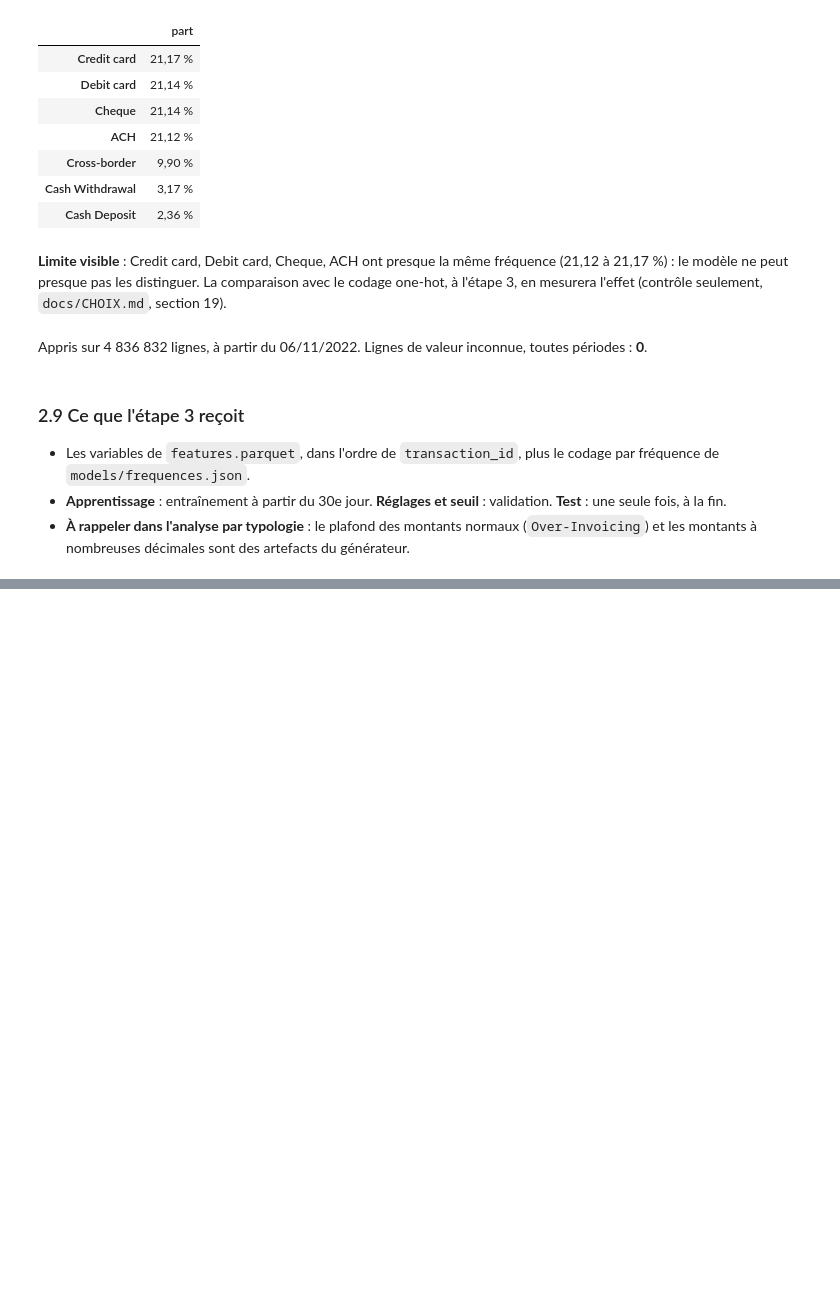
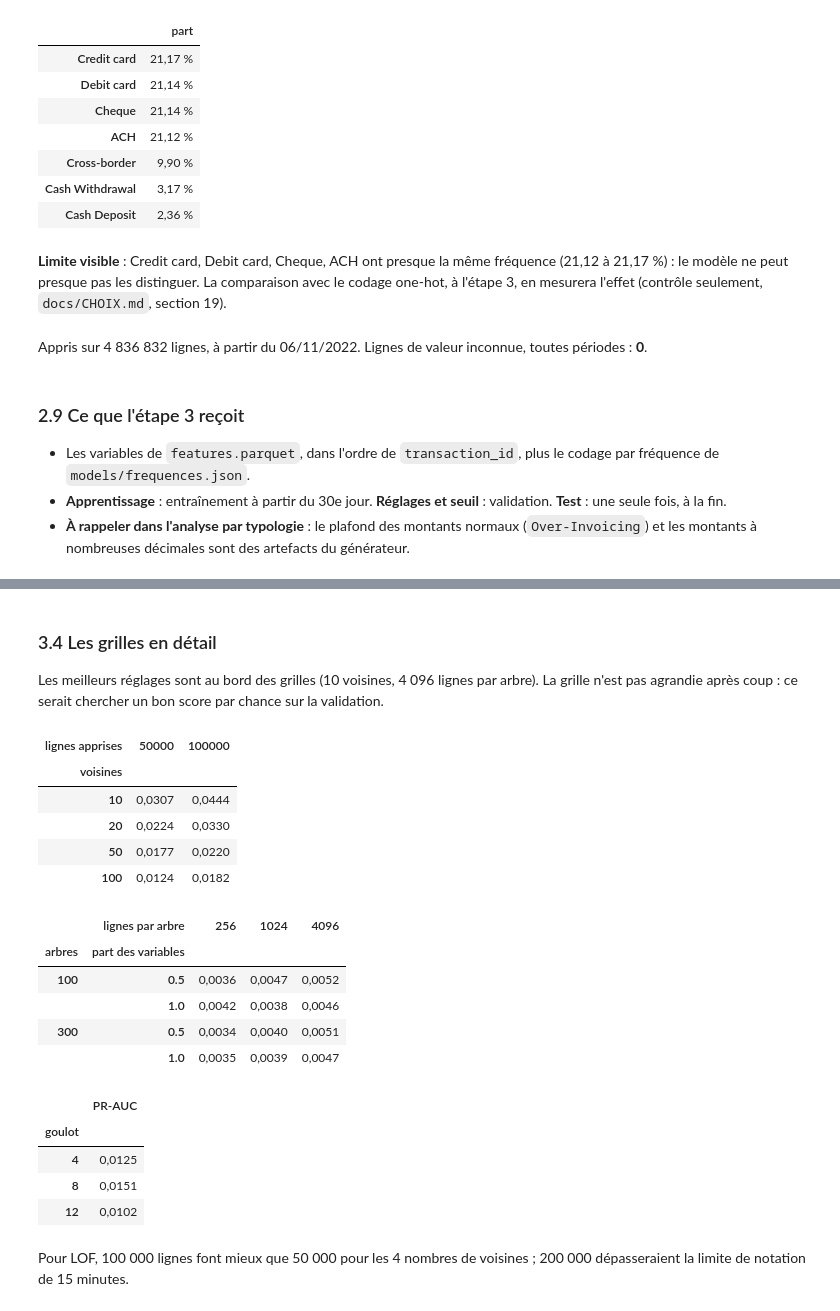
Before and after one commit to aljene307/aml-detection-xai, a Jupyter notebook: notebooks/projet_aml.ipynb, the cells around one changed output, grey strips where cells are left out. Cells and saved outputs as stored; diff of their text form; code cells hidden in the pictures; blank space fills up the shorter version.

```diff
--- a/notebooks/projet_aml.ipynb
+++ b/notebooks/projet_aml.ipynb
@@ -833,0 +1005,41 @@ Appris sur 4 836 832 lignes, à partir du 06/11/2022. Lignes de valeur inconnu
+# %% [markdown]
+### 3.4 Les grilles en détail
+
+Les meilleurs réglages sont au bord des grilles (10 voisines, 4 096 lignes par arbre). La grille
+n'est pas agrandie après coup : ce serait chercher un bon score par chance sur la validation.
+# %%
+def grille(methode):
+    return pd.DataFrame([{**r["reglage"], "pr_auc": r["pr_auc"]}
+                         for r in grilles if r["graine"] == 42 and r["methode"] == methode])
+
+
+lof = grille("lof").pivot(index="n_neighbors", columns="echantillon", values="pr_auc")
+lof.index.name, lof.columns.name = "voisines", "lignes apprises"
+display(lof.map(lambda v: fr(v, 4)))
+foret = grille("isolation_forest").pivot_table(
+    index=["n_estimators", "max_features"], columns="max_samples", values="pr_auc")
+foret.index.names, foret.columns.name = ["arbres", "part des variables"], "lignes par arbre"
+display(foret.map(lambda v: fr(v, 4)))
+auto = grille("autoencodeur").set_index("goulot")["pr_auc"].rename("PR-AUC")
+display(auto.map(lambda v: fr(v, 4)).to_frame())
+note("Pour LOF, 100 000 lignes font mieux que 50 000 pour les 4 nombres de voisines ; 200 000 "
+     "dépasseraient la limite de notation de 15 minutes.")
+# %% [output]
+| lignes apprises | 50000 | 100000 |
+| voisines |  |  |
+| 10 | 0,0307 | 0,0444 |
+| 20 | 0,0224 | 0,0330 |
+| 50 | 0,0177 | 0,0220 |
+| 100 | 0,0124 | 0,0182 |
+|  | lignes par arbre | 256 | 1024 | 4096 |
+| arbres | part des variables |  |  |  |
+| 100 | 0.5 | 0,0036 | 0,0047 | 0,0052 |
+|  | 1.0 | 0,0042 | 0,0038 | 0,0046 |
+| 300 | 0.5 | 0,0034 | 0,0040 | 0,0051 |
+|  | 1.0 | 0,0035 | 0,0039 | 0,0047 |
+|  | PR-AUC |
+| goulot |  |
+| 4 | 0,0125 |
+| 8 | 0,0151 |
+| 12 | 0,0102 |
+Pour LOF, 100 000 lignes font mieux que 50 000 pour les 4 nombres de voisines ; 200 000 dépasseraient la limite de notation de 15 minutes.
```
Also changed, not shown: parts of 13 cells of this notebook.
